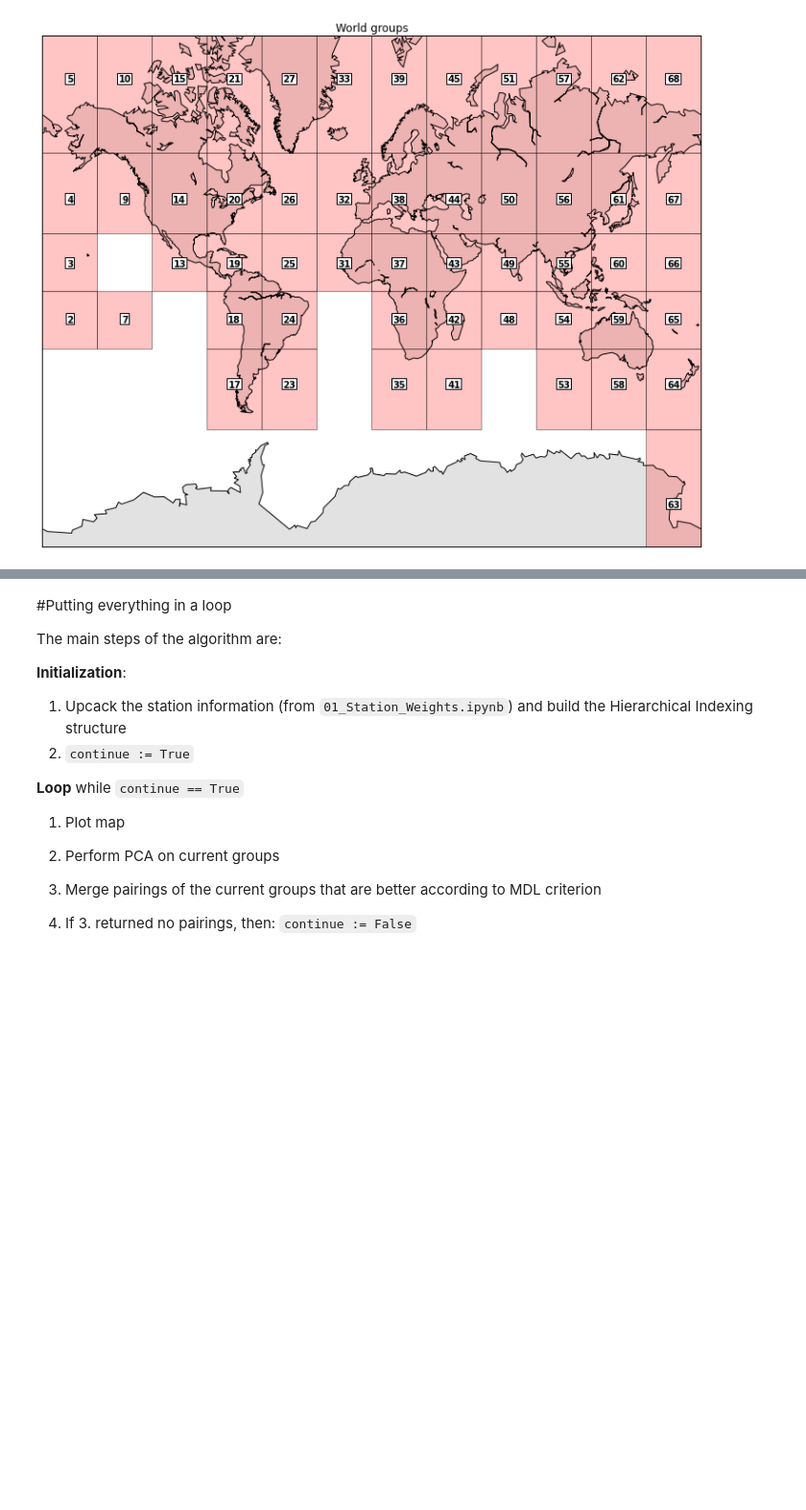
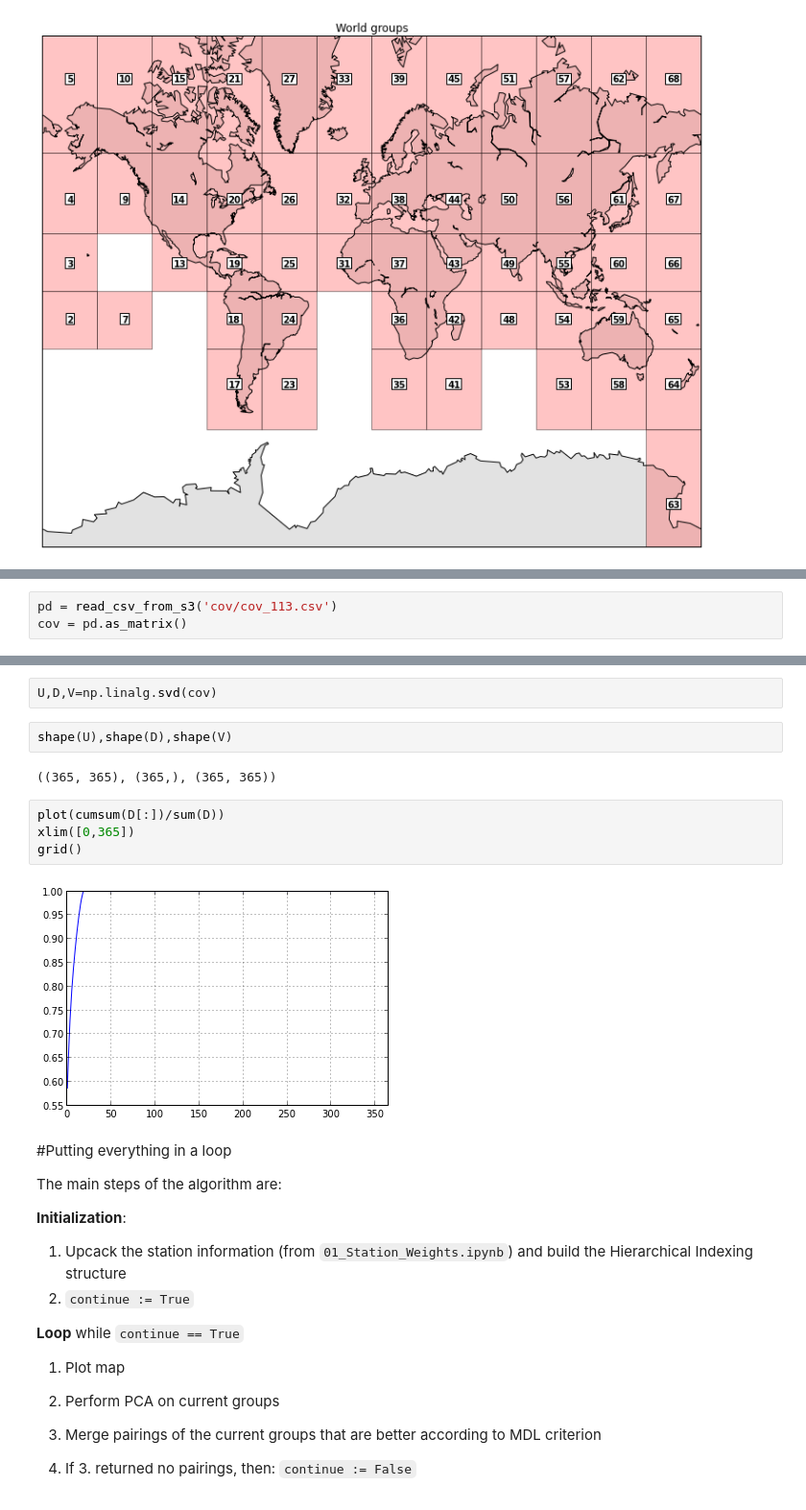
Before and after one commit to panagosg7/UCSD_BigData, a Jupyter notebook: notebooks/weather.mapreduce/05_Main.ipynb, the cells around one changed output, grey strips where cells are left out. Shown at 96% size. Cells and saved outputs as stored; diff of their text form; blank space fills up the shorter version.

```diff
--- a/notebooks/weather.mapreduce/05_Main.ipynb
+++ b/notebooks/weather.mapreduce/05_Main.ipynb
@@ -131,0 +208,3 @@ hi.plot_map()
+# %%
+pd = read_csv_from_s3('cov/cov_113.csv')
+cov = pd.as_matrix()
@@ -132,3 +221,15 @@ hi.plot_map()
+# %%
+U,D,V=np.linalg.svd(cov)
+# %%
+shape(U),shape(D),shape(V)
+# %% [output]
+((365, 365), (365,), (365, 365))
+# %%
+plot(cumsum(D[:])/sum(D))
+xlim([0,365])
+grid()
+# %% [output]
+[figure, added]
 # %% [markdown]
 #Putting everything in a loop
 
```
Also changed, not shown: parts of 23 cells of this notebook, 3 other files.
